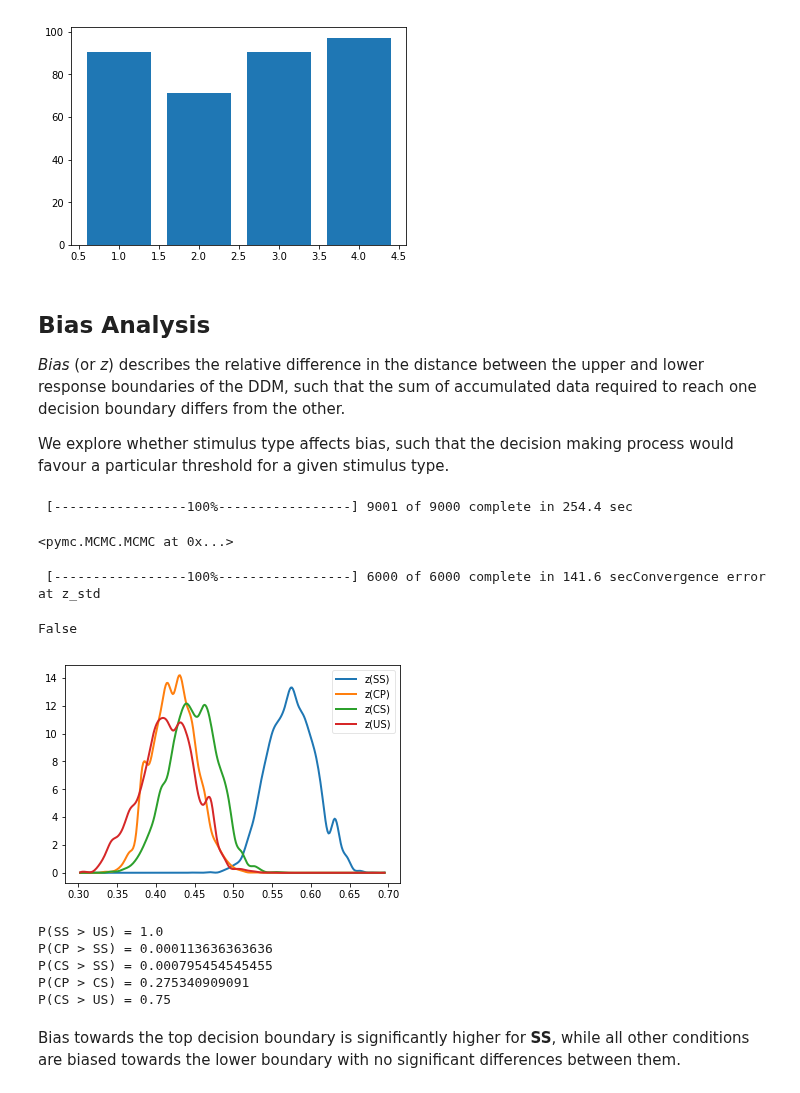
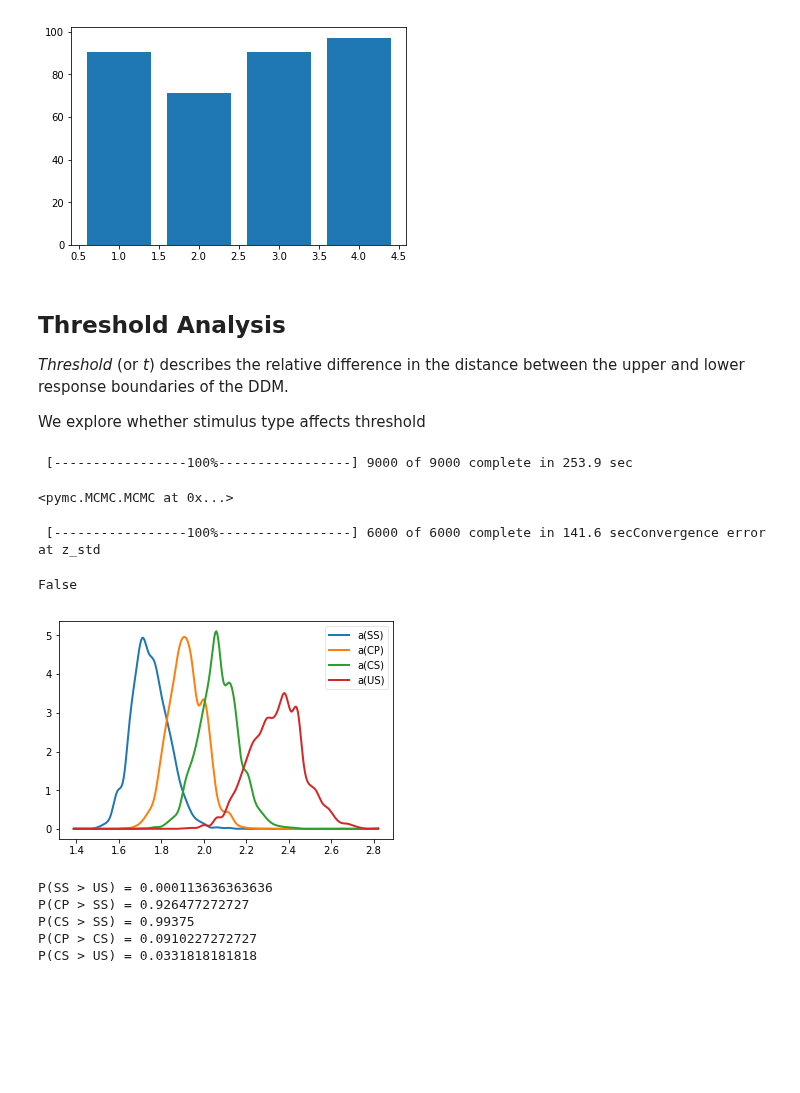
Before and after one commit to CPernet/LanguageDecision, a Jupyter notebook: language_decision/2-matched-controls-analysis.ipynb, the cells around one changed output. Drawn from its saved outputs; the diff is of its cells as text; code cells hidden in the pictures; blank space fills up the shorter version.

```diff
--- a/language_decision/2-matched-controls-analysis.ipynb
+++ b/language_decision/2-matched-controls-analysis.ipynb
@@ -154,16 +156,16 @@ plt.bar([1,2,3,4],
 <Container object of 4 artists>
 [figure]
 # %% [markdown]
-## Bias Analysis
+## Threshold Analysis
 
-*Bias* (or *z*) describes the relative difference in the distance between the upper and lower response boundaries of the DDM, such that the sum of accumulated data required to reach one decision boundary differs from the other.
+*Threshold* (or *t*) describes the relative difference in the distance between the upper and lower response boundaries of the DDM.
 
-We explore whether stimulus type affects bias, such that the decision making process would favour a particular threshold for a given stimulus type.
+We explore whether stimulus type affects threshold
 # %%
-model_bias = hddm.HDDM(controls, depends_on={'v': 'stim', 'z': 'stim'}, bias=True)
-model_bias.find_starting_values()
-model_bias.sample(9000, burn=200)
+model_threshold = hddm.HDDM(controls, depends_on={'v': 'stim', 'a': 'stim'}, bias=True)
+model_threshold.find_starting_values()
+model_threshold.sample(9000, burn=200)
 # %% [output]
- [-----------------100%-----------------] 9001 of 9000 complete in 254.4 sec
+ [-----------------100%-----------------] 9000 of 9000 complete in 253.9 sec
 <pymc.MCMC.MCMC at 0x...>
 # %%
@@ -178,23 +180,21 @@ model_tools.check_convergence(models_bias)
 # %% [output]
  [-----------------100%-----------------] 6000 of 6000 complete in 141.6 secConvergence error at z_std
 False
-# %%
-z_SS, z_CP, z_CS, z_US = model_bias.nodes_db.node[['z(SS)', 'z(CP)', 'z(CS)', 'z(US)']]
-
-hddm.analyze.plot_posterior_nodes([z_SS, z_CP, z_CS, z_US])
-# %% [output]
-[figure, removed]
+# %%
+a_SS, a_CP, a_CS, a_US = model_threshold.nodes_db.node[['a(SS)', 'a(CP)', 'a(CS)', 'a(US)']]
+
+hddm.analyze.plot_posterior_nodes([a_SS, a_CP, a_CS, a_US])
+# %% [output]
+[figure, added]
 # %%
-print('P(SS > US) = ' + str((z_SS.trace() > z_US.trace()).mean()))
-print('P(CP > SS) = ' + str((z_CP.trace() > z_SS.trace()).mean()))
-print('P(CS > SS) = ' + str((z_CS.trace() > z_SS.trace()).mean()))
-print('P(CP > CS) = ' + str((z_CP.trace() > z_CS.trace()).mean()))
-print('P(CS > US) = ' + str((z_CS.trace() > z_US.trace()).mean()))
+print('P(SS > US) = ' + str((a_SS.trace() > a_US.trace()).mean()))
+print('P(CP > SS) = ' + str((a_CP.trace() > a_SS.trace()).mean()))
+print('P(CS > SS) = ' + str((a_CS.trace() > a_SS.trace()).mean()))
+print('P(CP > CS) = ' + str((a_CP.trace() > a_CS.trace()).mean()))
+print('P(CS > US) = ' + str((a_CS.trace() > a_US.trace()).mean()))
 # %% [output]
-P(SS > US) = 1.0
-P(CP > SS) = 0.000113636363636
-P(CS > SS) = 0.000795454545455
-P(CP > CS) = 0.275340909091
-P(CS > US) = 0.75
+P(SS > US) = 0.000113636363636
+P(CP > SS) = 0.926477272727
+P(CS > SS) = 0.99375
+P(CP > CS) = 0.0910227272727
+P(CS > US) = 0.0331818181818
-# %% [markdown]
-Bias towards the top decision boundary is significantly higher for **SS**, while all other conditions are biased towards the lower boundary with no significant differences between them.
```
Also changed, not shown: parts of 3 cells of this notebook, 2 other files.
